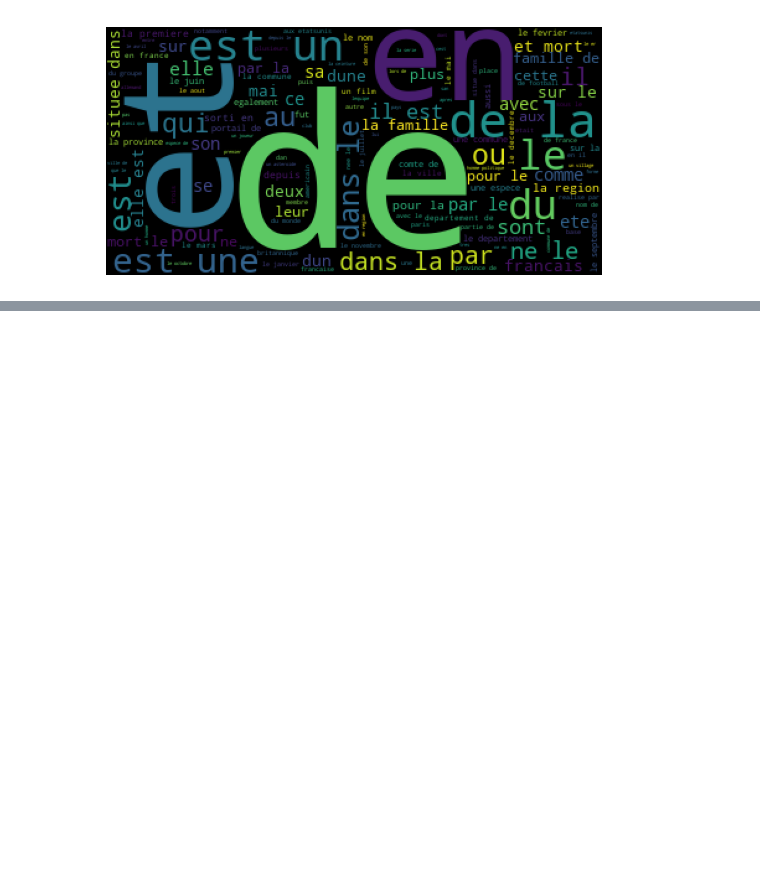
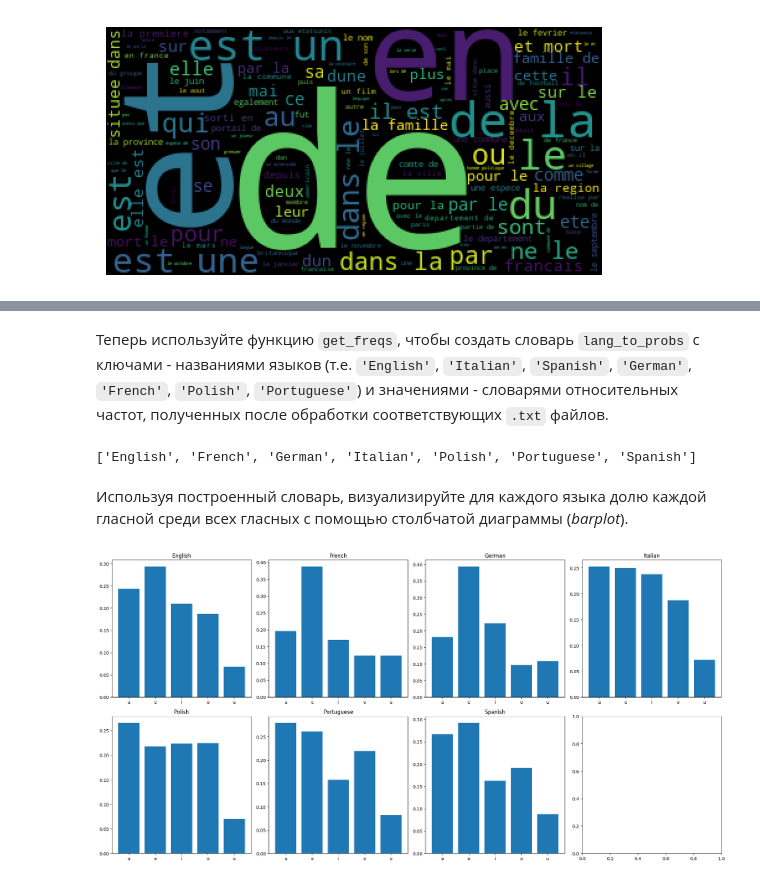
Before and after one commit to AleksTret/TRETYAKOV_ALEKSAND_HSE_DE_PROBABILITY_THEORY_AND_MATH_STAT, a Jupyter notebook: task_1/task_1.ipynb, the cells around one changed output, grey strips where cells are left out. Cells and saved outputs as stored; diff of their text form; code cells hidden in the pictures; blank space fills up the shorter version.

```diff
--- a/task_1/task_1.ipynb
+++ b/task_1/task_1.ipynb
@@ -63,0 +115,20 @@ plt.show()
+# %% [markdown]
+Теперь используйте функцию `get_freqs`, чтобы создать словарь `lang_to_probs` с ключами - названиями языков (т.е. `'English'`, `'Italian'`, `'Spanish'`, `'German'`, `'French'`, `'Polish'`, `'Portuguese'`) и значениями - словарями относительных частот, полученных после обработки соответствующих `.txt` файлов.
+# %%
+import os
+
+# Получаем названия языков из файлов в каталоге
+languages = [os.path.splitext(f)[0] for f in os.listdir("assets/ex_1")
+             if f.endswith('.txt') and not f.endswith('.sources.txt')]
+print(languages)
+# %% [output]
+['English', 'French', 'German', 'Italian', 'Polish', 'Portuguese', 'Spanish']
+# %%
+### НАЧАЛО РЕШЕНИЯ
+
+lang_to_probs = {
+    lang: get_freqs(open(f"assets/ex_1/{lang}.txt", encoding="utf-8").read(), relative=True)
+    for lang in languages
+}
+
+### КОНЕЦ РЕШЕНИЯ
@@ -63,0 +139,24 @@ plt.show()
+# %% [markdown]
+Используя построенный словарь, визуализируйте для каждого языка долю каждой гласной среди всех гласных с помощью столбчатой диаграммы (_barplot_).
+# %%
+### НАЧАЛО РЕШЕНИЯ
+
+# Гласные для анализа
+vowels = 'aeiou'
+
+fig, axes = plt.subplots(2, 4, figsize=(20, 10))
+for i, lang in enumerate(languages):
+    freqs = lang_to_probs[lang]
+    vowel_freqs = {v: freqs.get(v, 0) for v in vowels}
+    total = sum(vowel_freqs.values())
+    ratios = {v: f/total for v, f in vowel_freqs.items()}
+
+    axes.flatten()[i].bar(ratios.keys(), ratios.values())
+    axes.flatten()[i].set_title(lang)
+
+plt.tight_layout()
+plt.show()
+
+### КОНЕЦ РЕШЕНИЯ
+# %% [output]
+[figure, added]
```
Also changed, not shown: parts of 11 cells of this notebook.
